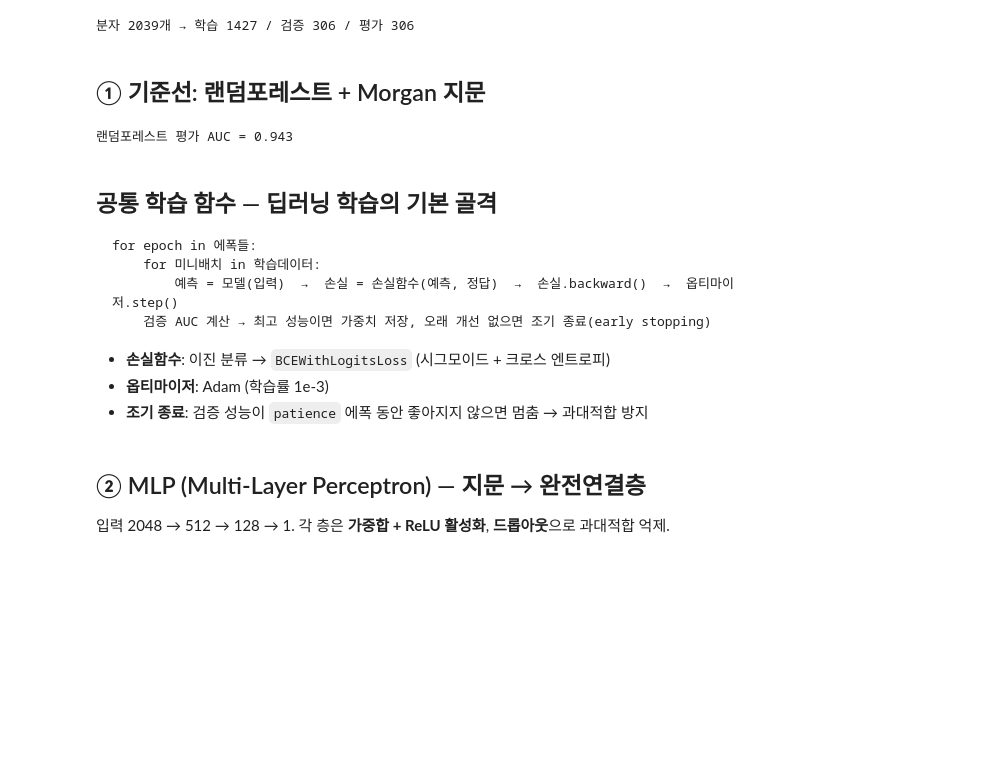
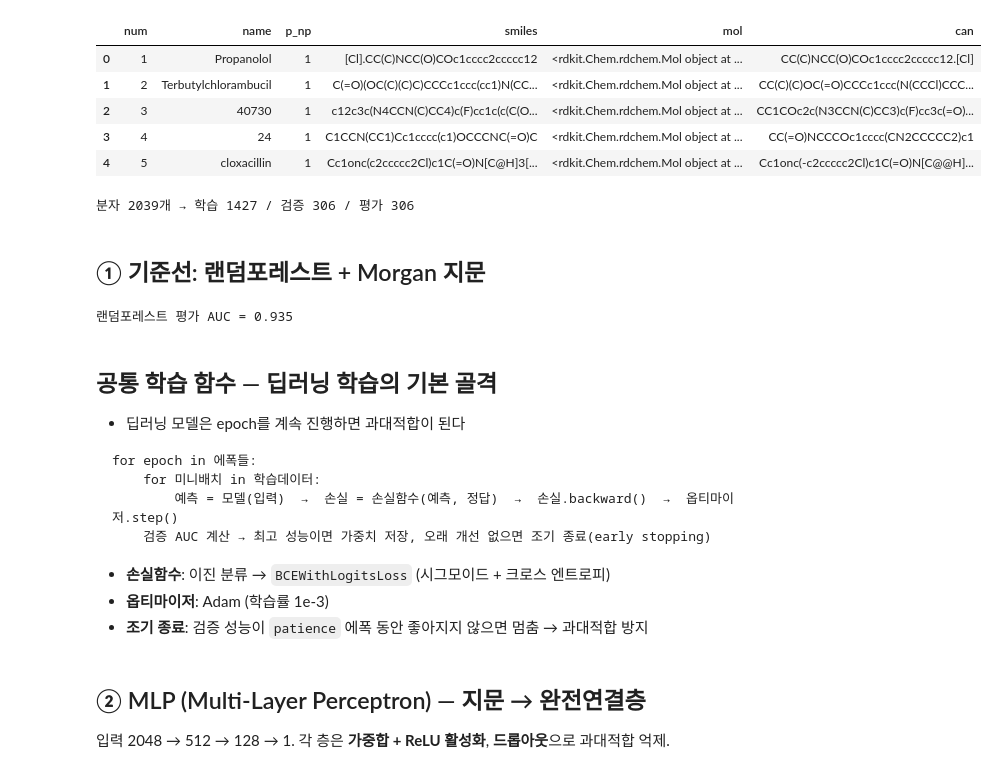
Before and after one commit to StillWork/DrugAI, a Jupyter notebook: 05_Deep_Learning_Models.ipynb, the cells around one changed output. Drawn from its saved outputs; the diff is of its cells as text; code cells hidden in the pictures; blank space fills up the shorter version.

````diff
--- a/05_Deep_Learning_Models.ipynb
+++ b/05_Deep_Learning_Models.ipynb
@@ -41,30 +40,40 @@ Note: you may need to restart the kernel to use updated packages.
 # %%
 df = pd.read_csv("https://deepchemdata.s3-us-west-1.amazonaws.com/datasets/BBBP.csv")
 df["mol"] = df["smiles"].apply(Chem.MolFromSmiles)
 df = df[df["mol"].notna()].reset_index(drop=True)
 df["can"] = df["mol"].apply(Chem.MolToSmiles)             # 표준 SMILES
-y = df["p_np"].values.astype(np.float32)
-
-# 모든 모델이 '같은' 학습/검증/평가 분할을 사용해야 공정한 비교 (70/15/15)
-idx = np.arange(len(df))
-tr, tmp = train_test_split(idx, test_size=0.3, stratify=y, random_state=42)
-va, te = train_test_split(tmp, test_size=0.5, stratify=y[tmp], random_state=42)
-print(f"분자 {len(df)}개 → 학습 {len(tr)} / 검증 {len(va)} / 평가 {len(te)}")
-results = {}   # 모델별 평가 AUC 저장
+df[:5]
 # %% [output]
-분자 2039개 → 학습 1427 / 검증 306 / 평가 306
+|  | num | name | p_np | smiles | mol | can |
+| 0 | 1 | Propanolol | 1 | [Cl].CC(C)NCC(O)COc1cccc2ccccc12 | <rdkit.Chem.rdchem.Mol object at ... | CC(C)NCC(O)COc1cccc2ccccc12.[Cl] |
+| 1 | 2 | Terbutylchlorambucil | 1 | C(=O)(OC(C)(C)C)CCCc1ccc(cc1)N(CC... | <rdkit.Chem.rdchem.Mol object at ... | CC(C)(C)OC(=O)CCCc1ccc(N(CCCl)CCC... |
+| 2 | 3 | 40730 | 1 | c12c3c(N4CCN(C)CC4)c(F)cc1c(c(C(O... | <rdkit.Chem.rdchem.Mol object at ... | CC1COc2c(N3CCN(C)CC3)c(F)cc3c(=O)... |
+| 3 | 4 | 24 | 1 | C1CCN(CC1)Cc1cccc(c1)OCCCNC(=O)C | <rdkit.Chem.rdchem.Mol object at ... | CC(=O)NCCCOc1cccc(CN2CCCCC2)c1 |
+| 4 | 5 | cloxacillin | 1 | Cc1onc(c2ccccc2Cl)c1C(=O)N[C@H]3[... | <rdkit.Chem.rdchem.Mol object at ... | Cc1onc(-c2ccccc2Cl)c1C(=O)N[C@@H]... |
+# %%
+y = df["p_np"].values.astype(np.float32)
+
+# 모든 모델이 '같은' 학습/검증/평가 분할을 사용해야 공정한 비교 (70/15/15)
+idx = np.arange(len(df))
+tr, tmp = train_test_split(idx, test_size=0.3, stratify=y, random_state=42)
+va, te = train_test_split(tmp, test_size=0.5, stratify=y[tmp], random_state=42)
+print(f"분자 {len(df)}개 → 학습 {len(tr)} / 검증 {len(va)} / 평가 {len(te)}")
+results = {}   # 모델별 평가 AUC 저장
+# %% [output]
+분자 2039개 → 학습 1427 / 검증 306 / 평가 306
 # %% [markdown]
 ## ① 기준선: 랜덤포레스트 + Morgan 지문
 # %%
 morgan = rdFingerprintGenerator.GetMorganGenerator(radius=2, fpSize=2048)
 FP = np.array([morgan.GetFingerprintAsNumPy(m) for m in df["mol"]], dtype=np.float32)
-rf = RandomForestClassifier(n_estimators=500, n_jobs=-1, random_state=42).fit(FP[tr], y[tr])
+rf = RandomForestClassifier(n_estimators=100, n_jobs=-1, random_state=42).fit(FP[tr], y[tr])
 results["① 랜덤포레스트"] = roc_auc_score(y[te], rf.predict_proba(FP[te])[:, 1])
 print(f"랜덤포레스트 평가 AUC = {results['① 랜덤포레스트']:.3f}")
 # %% [output]
-랜덤포레스트 평가 AUC = 0.943
+랜덤포레스트 평가 AUC = 0.935
 # %% [markdown]
 ## 공통 학습 함수 — 딥러닝 학습의 기본 골격
+- 딥러닝 모델은 epoch를 계속 진행하면 과대적합이 된다
 ```
 for epoch in 에폭들:
     for 미니배치 in 학습데이터:
````
Also changed, not shown: parts of 7 cells of this notebook.
